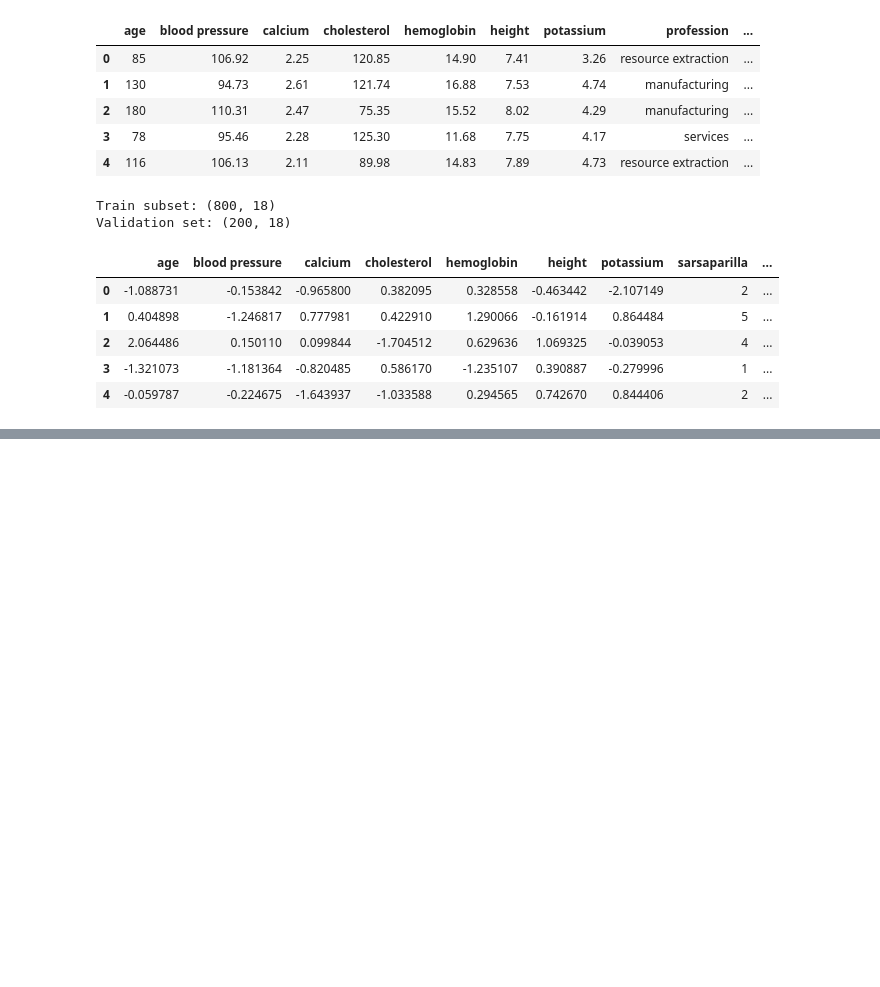
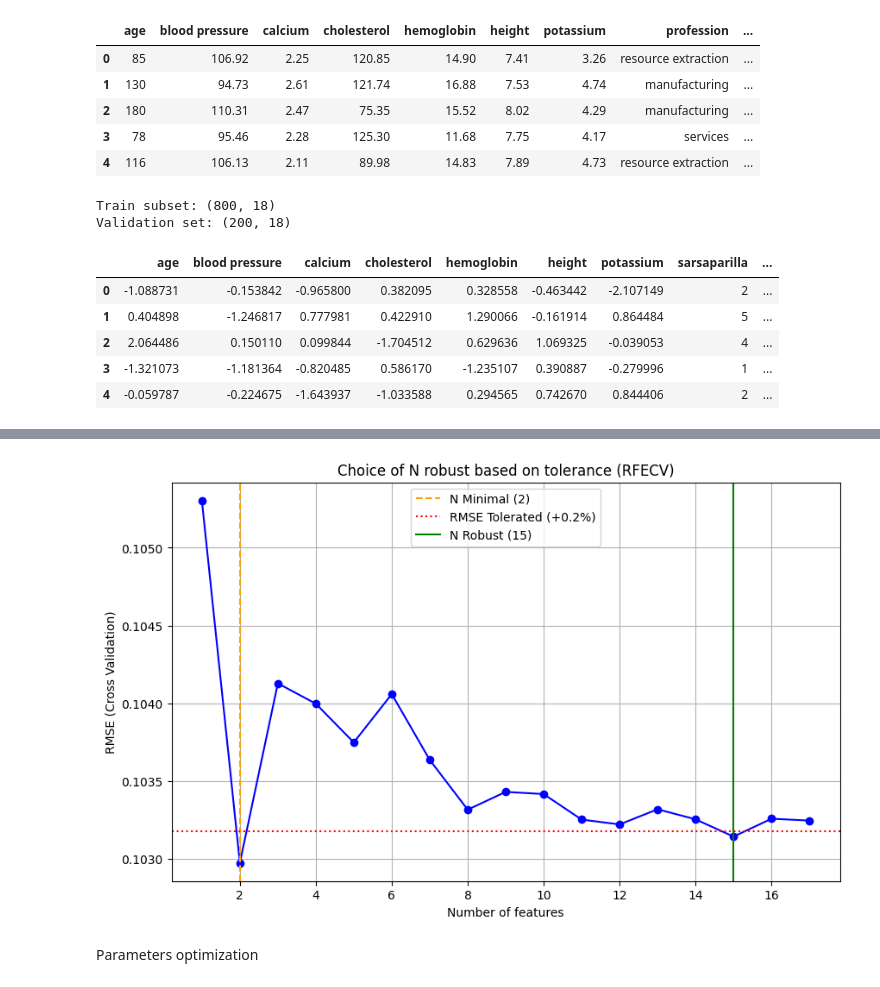
Before and after one commit to thomasrixen/LELEC2870-Project, a Jupyter notebook: Part2/Part2.ipynb, the cells around one changed output, grey strips where cells are left out. Saved outputs shown, nothing was run; the diff lists cells and outputs as text; code cells hidden in the pictures; blank space fills up the shorter version.

```diff
--- a/Part2/Part2.ipynb
+++ b/Part2/Part2.ipynb
@@ -135,0 +196,17 @@ def optimize_model(model, params, X_train, y_train, scoring_metric='neg_root_mea
+# %%
+X_train_full = pd.concat([X_train_mrmr, X_val_mrmr], axis=0)
+y_train_full = pd.concat([y_train, y_val], axis=0)
+y_train_ravel = y_train_full.values.ravel()
+
+rf_selector = RandomForestRegressor(n_estimators=100, random_state =42, n_jobs=-1)
+rf_selector.fit(X_train_full, y_train_ravel)
+
+importances = rf_selector.feature_importances_
+feature_names = X_train_full.columns
+feature_importances_df = pd.DataFrame({
+    'Feature': feature_names,
+    'Importance': importances
+}).sort_values(by='Importance', ascending=False)
+
+print("\nTop 15 des caractéristiques selon Random Forest Importance:")
+print(feature_importances_df.head(15))
@@ -135,0 +289,58 @@ def optimize_model(model, params, X_train, y_train, scoring_metric='neg_root_mea
+# %%
+raw_scores = rfecv_selector.cv_results_['mean_test_score']
+rmse_scores = -raw_scores
+n_features_range = range(1, len(X_train_full.columns) + 1)
+
+# 2. Détermination de la RMSE minimale et du N minimal
+rmse_min = np.min(rmse_scores)
+n_min = np.argmin(rmse_scores) + 1  # +1 car l'index commence à 0
+
+# 3. Définition de la Tolérance (méthode du plateau)
+# Tolérance : On accepte une RMSE jusqu'à 1% plus élevée que la RMSE minimale
+# C'est un choix justifié par la recherche de robustesse, mais vous pouvez ajuster (ex: 0.5% ou 2%)
+TOLERANCE_PCT = 0.002
+rmse_toleree = rmse_min * (1 + TOLERANCE_PCT)
+
+n_optimal_robuste = n_min
+for i, rmse in enumerate(rmse_scores):
+    n_features = i + 1
+    if rmse <= rmse_toleree:
+        # On choisit le N le plus grand (dernière valeur qui respecte la tolérance)
+        n_optimal_robuste = n_features
+
+print(f"RMSE minimale trouvée : {rmse_min:.4f} (à N={n_min})")
+print(f"RMSE tolérée (min + {TOLERANCE_PCT*100}%) : {rmse_toleree:.4f}")
+print(f"Nombre optimal de caractéristiques (N) pour la robustesse : {n_optimal_robuste}")
+
+#importances2 = rfecv_selector.estimator_.feature_importances_
+#feature_names2 = X_train_full.columns
+
+feature_importances_df2 = pd.DataFrame({
+    'Feature': feature_names,
+    'Importance': importances
+}).sort_values(by='Importance', ascending=False)
+
+selected_features_names_robuste = feature_importances_df2['Feature'].head(n_optimal_robuste).tolist()
+
+print("\nCaractéristiques sélectionnées pour la Partie 2 (méthode robuste) :")
+print(f"Nombre total: {len(selected_features_names_robuste)}")
+print(selected_features_names_robuste)
+
+# 6. Application de la sélection aux ensembles d'entraînement et de test
+X_train_part2 = X_train_full[selected_features_names_robuste].copy()
+X_test_part2 = X_test_mrmr[selected_features_names_robuste].copy()
+
+# Affiche le graphique pour la justification (nécessite matplotlib)
+plt.figure(figsize=(10, 6))
+plt.plot(n_features_range, rmse_scores, marker='o', linestyle='-', color='blue')
+plt.axvline(x=n_min, color='orange', linestyle='--', label=f'N Minimal ({n_min})')
+plt.axhline(y=rmse_toleree, color='red', linestyle=':', label=f'RMSE Tolerated (+{TOLERANCE_PCT*100}%)')
+plt.axvline(x=n_optimal_robuste, color='green', linestyle='-', label=f'N Robust ({n_optimal_robuste})')
+plt.xlabel("Number of features")
+plt.ylabel("RMSE (Cross Validation)")
+plt.title("Choice of N robust based on tolerance (RFECV)")
+plt.legend()
+plt.grid(True)
+plt.savefig("C:/Users/User/Desktop/GBIOM2/LELEC2870_Machine_learning/LELEC2870-Project/plots/choice_of_N.pdf")
+plt.show()
+# %% [output]
@@ -136,2 +354,5 @@ def optimize_model(model, params, X_train, y_train, scoring_metric='neg_root_mea
+[figure, added]
+# %% [markdown]
+Parameters optimization
 # %%
 print("\n--- Optimisation du Random Forest ---")
```
Also changed, not shown: parts of 17 cells of this notebook.
